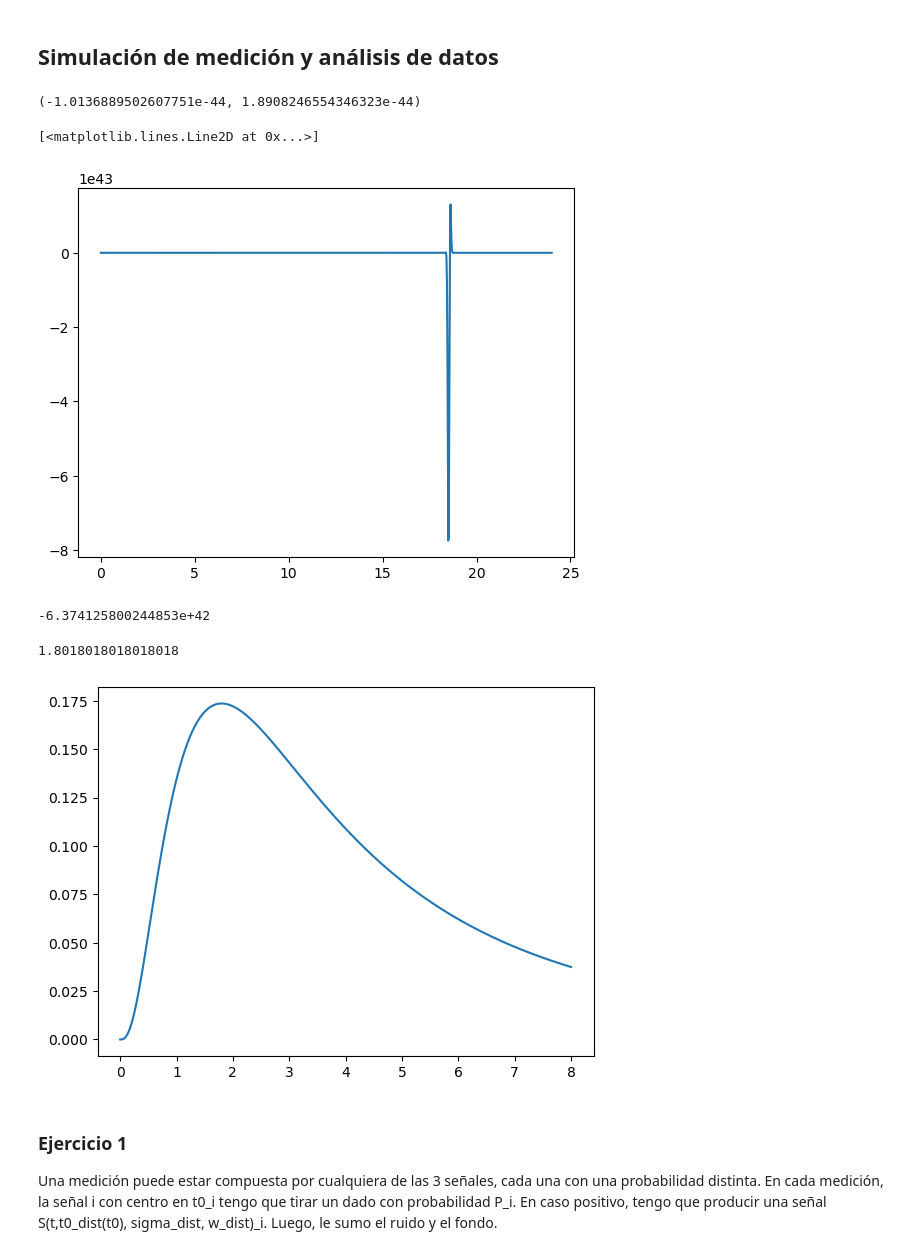
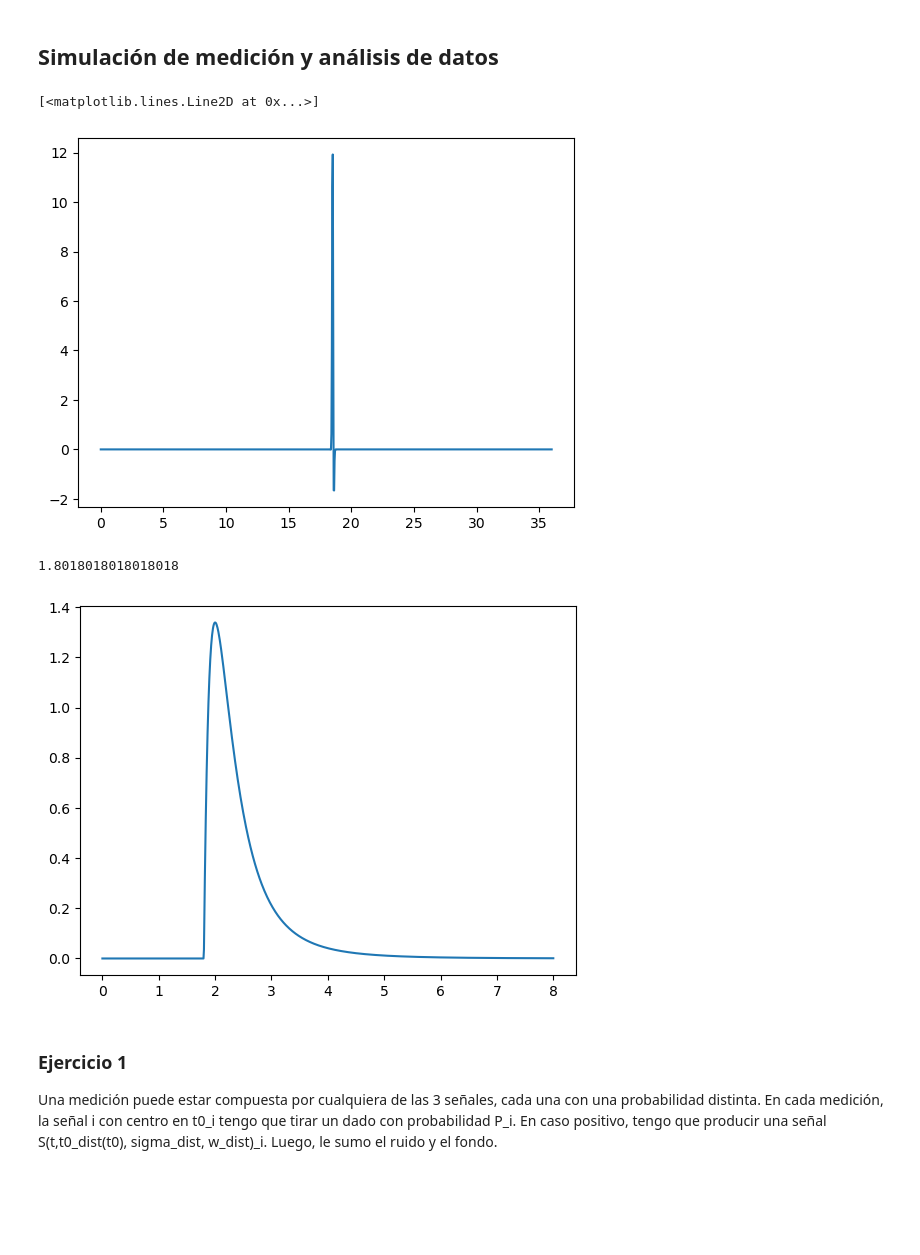
Before and after one commit to Lupama2/IntroPython, a Jupyter notebook: Ejercicios a entregar/Final/simulacion_de_medicion_y_analisis_de_datos.ipynb, the cells around one changed output. Drawn from its saved outputs; the diff is of its cells as text; code cells hidden in the pictures; blank space fills up the shorter version.

```diff
--- a/Ejercicios a entregar/Final/simulacion_de_medicion_y_analisis_de_datos.ipynb
+++ b/Ejercicios a entregar/Final/simulacion_de_medicion_y_analisis_de_datos.ipynb
@@ -58,30 +91,17 @@ def S(t, A, t0, sigma, w):
 # %%
 #Grafico S para t0 = 0.5, sigma = 0.1 y w = 0.1 y comparo con el gráfico del enunciado
-
 M = 1000 #nro de puntos
 t_array = np.linspace(t_ini,3*t_fin, M)
-S_array = np.zeros(M)
-# t0 = 1.8
-# sigma = 0.05
-# w = 5*pi
+t0, sigma, w = 18.530683598825483, 0.05129031348529752, 15.667834508710843
+S_array = S(t_array, t0, sigma, w)
 
-t0, sigma, w = 18.530683598825483, 0.05129031348529752, 15.667834508710843
 
-A = cte_A(t0,sigma,w)
-
-for i in range(M):
-    S_array[i] = S(t_array[i],A,t0,sigma,w)
-    # S_array[i] = S_A(t_array[i],t0,sigma,w)
+#Gráfico:
 plt.plot(t_array, S_array)
-# plt.ylim([0,1e5])
+plt.xlim([0,8])
+plt.show()
 # %% [output]
-(-1.0136889502607751e-44, 1.8908246554346323e-44)
+[<matplotlib.lines.Line2D at 0x...>]
-[<matplotlib.lines.Line2D at 0x...>]
-[figure, old version]
+[figure, new version]
-# %%
-import scipy
-scipy.integrate.simps(S_array,t_array)
-# %% [output]
--6.374125800244853e+42
 # %%
 from scipy.stats import betaprime, norm
@@ -183,17 +196,17 @@ def fondo(t):
 # %%
 #Grafico betaprime
 T0 = 1.8
-rv = betaprime(a = 4, b = 2, scale = T0)
+rv = betaprime(a = 2, b = 4, loc = T0)
 # rv = norm(loc = 1, scale = 1)
 t_array = np.linspace(0,8,1000)
 beta = rv.pdf(t_array)
 # %%
 plt.plot(t_array, beta)
-np.where(beta==np.max(beta))
-t_array[225]
+plt.show()
+print("Máximo en t = ", t_array[np.where(beta==np.max(beta))])
 # %% [output]
 1.8018018018018018
-[figure, old version]
+[figure, new version]
 # %% [markdown]
 ### Ejercicio 1
 
```
Also changed, not shown: parts of 19 cells of this notebook.
